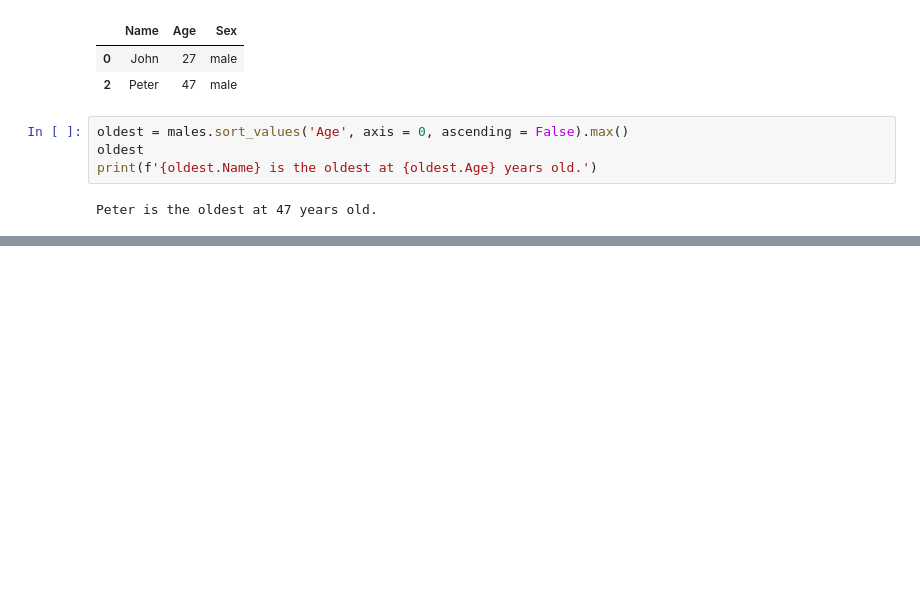
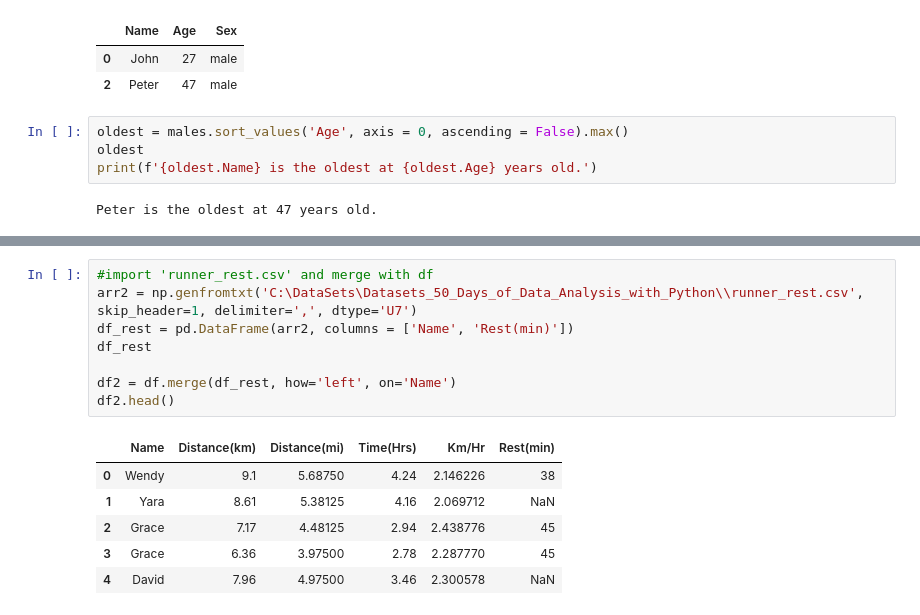
Before and after one commit to aaronbcrampton/50_Days_of_Data_Analysis_in_Python, a Jupyter notebook: 50 Days of Python study work.ipynb, the cells around one changed output, grey strips where cells are left out. Cells and saved outputs as stored; diff of their text form; blank space fills up the shorter version.

```diff
--- a/50 Days of Python study work.ipynb
+++ b/50 Days of Python study work.ipynb
@@ -1285,0 +1337,15 @@ Peter is the oldest at 47 years old.
+# %%
+#import 'runner_rest.csv' and merge with df
+arr2 = np.genfromtxt('C:\DataSets\Datasets_50_Days_of_Data_Analysis_with_Python\\runner_rest.csv', skip_header=1, delimiter=',', dtype='U7')
+df_rest = pd.DataFrame(arr2, columns = ['Name', 'Rest(min)'])
+df_rest
+
+df2 = df.merge(df_rest, how='left', on='Name')
+df2.head()
+# %% [output]
+|  | Name | Distance(km) | Distance(mi) | Time(Hrs) | Km/Hr | Rest(min) |
+| 0 | Wendy | 9.1 | 5.68750 | 4.24 | 2.146226 | 38 |
+| 1 | Yara | 8.61 | 5.38125 | 4.16 | 2.069712 | NaN |
+| 2 | Grace | 7.17 | 4.48125 | 2.94 | 2.438776 | 45 |
+| 3 | Grace | 6.36 | 3.97500 | 2.78 | 2.287770 | 45 |
+| 4 | David | 7.96 | 4.97500 | 3.46 | 2.300578 | NaN |
```
Also changed, not shown: parts of 6 cells of this notebook.
